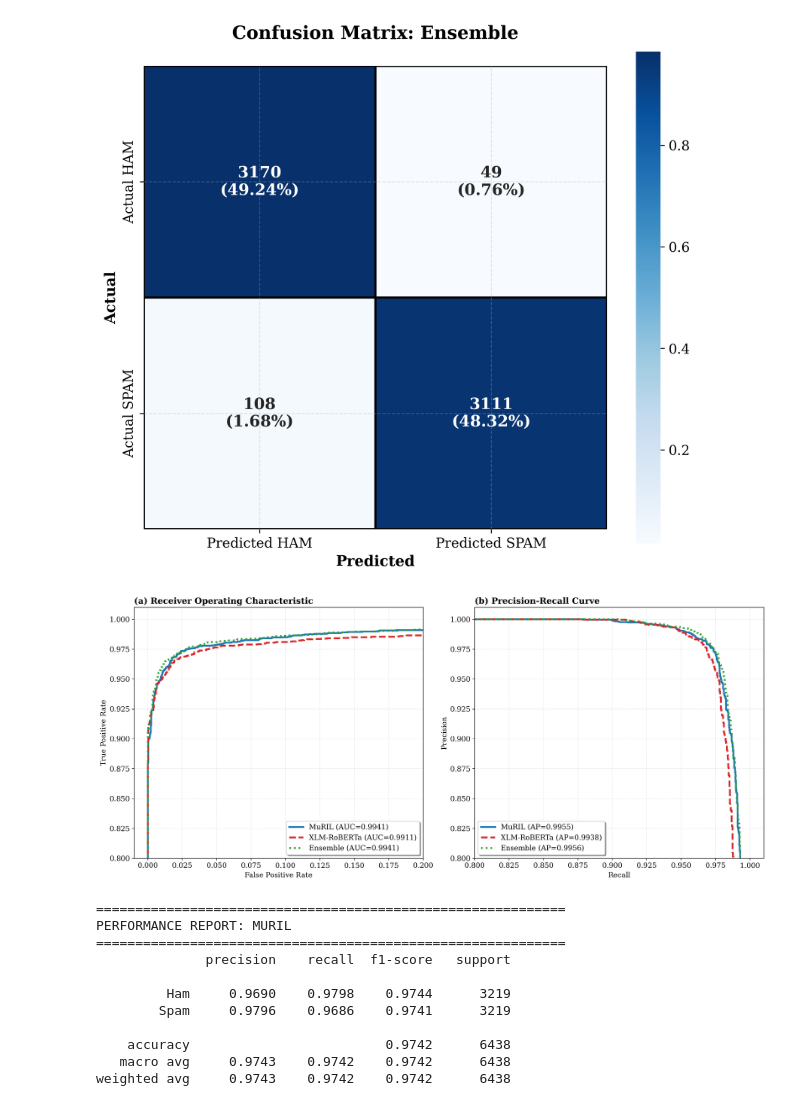
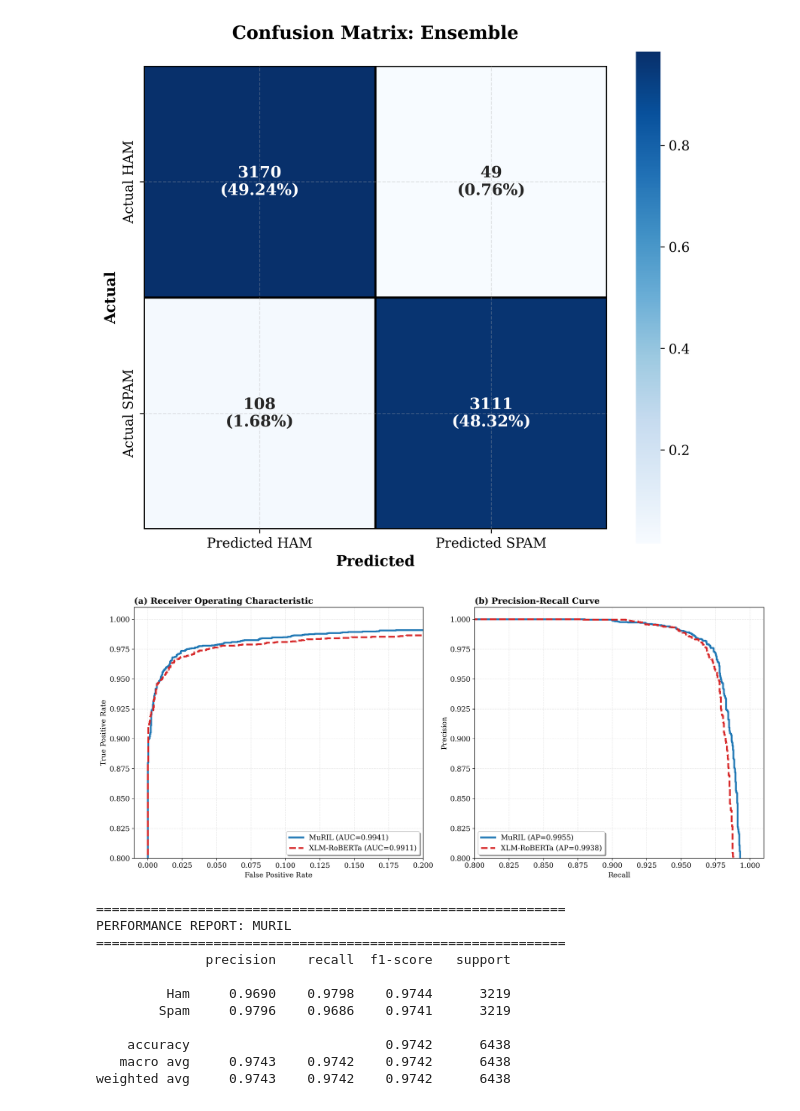
Before and after one commit to JeeveshBinoy/SpamX, a Jupyter notebook: machine_learning/model/result.ipynb, the cells around one changed output. Saved outputs shown, nothing was run; the diff lists cells and outputs as text; code cells hidden in the pictures.

```diff
--- a/machine_learning/model/result.ipynb
+++ b/machine_learning/model/result.ipynb
@@ -305,8 +305,8 @@ plt.rcParams.update({
 TEST_DATA_PATH = r'D:\Major Project\SpamX\machine_learning\dataset\test.csv'
 DEVICE = "cuda" if torch.cuda.is_available() else "cpu"
 MODELS = {
-    "MuRIL": r"D:\Major Project\SpamX\machine_learning\models\MuRIL\final_muril_calibrated1_v2",
-    "XLM-RoBERTa": r"D:\Major Project\SpamX\machine_learning\models\XLM_Roberta\final_xlm_roberta_calibrated1_v2"
+    "MuRIL": r"D:\machine_learning\models\MuRIL\final_muril_calibrated1_v2",
+    "XLM-RoBERTa": r"D:\machine_learning\models\XLM_Roberta\final_xlm_roberta_calibrated1_v2"
 }
 # %%
 def get_probs(model_path, df, batch_size=12):
@@ -379,36 +379,36 @@ for name, data in results.items():
 [figure]
 # %%
 fig, (ax1, ax2) = plt.subplots(1, 2, figsize=(16, 7))
-styles = ['-', '--', ':']
-colors = ['#1f77b4', '#d62728', '#2ca02c']
+styles = ['-', '--']
+colors = ['#1f77b4', '#d62728']
 
 for (name, data), style, color in zip(results.items(), styles, colors):
     fpr, tpr, _ = roc_curve(y_true, data["prob"])
     ax1.plot(fpr, tpr, linestyle=style, color=color, lw=3, label=f'{name} (AUC={auc(fpr, tpr):.4f})')
 
     prec, rec, _ = precision_recall_curve(y_true, data["prob"])
     ap = average_precision_score(y_true, data["prob"])
     ax2.plot(rec, prec, linestyle=style, color=color, lw=3, label=f'{name} (AP={ap:.4f})')
 
 ax1.set_title('(a) Receiver Operating Characteristic', loc='left', fontweight='bold')
 ax1.set_xlim([-0.01, 0.2])
 ax1.set_ylim([0.8, 1.01])
 ax1.set_xlabel('False Positive Rate')
 ax1.set_ylabel('True Positive Rate')
 ax1.legend(loc="lower right", frameon=True, shadow=True)
 
 ax2.set_title('(b) Precision-Recall Curve', loc='left', fontweight='bold')
 ax2.set_xlim([0.8, 1.01])
 ax2.set_ylim([0.8, 1.01])
 ax2.set_xlabel('Recall')
 ax2.set_ylabel('Precision')
 ax2.legend(loc="lower left", frameon=True, shadow=True)
 
 plt.tight_layout()
 plt.savefig("Detailed_Performance_Curves.pdf")
 plt.show()
 # %% [output]
-[figure, old version]
+[figure, new version]
 # %%
 for name, data in results.items():
     print(f"\n" + "="*60)
```
Also changed, not shown: 28 other files.
